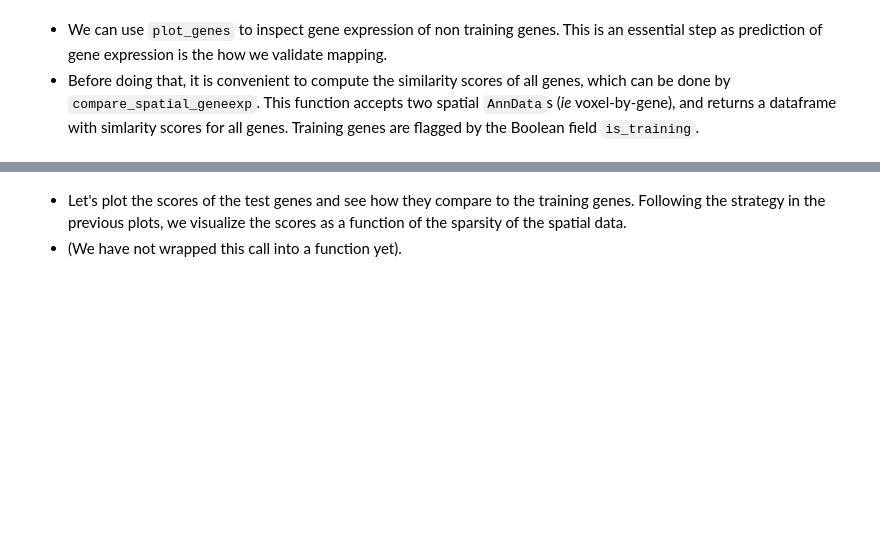
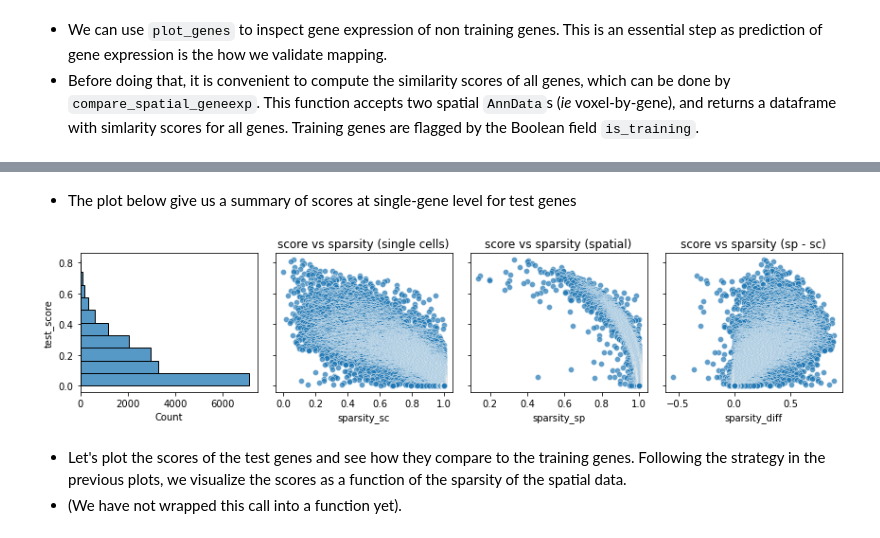
Before and after one commit to broadinstitute/Tangram, a Jupyter notebook: example/1_tutorial_tangram.ipynb, the cells around one changed output, grey strips where cells are left out. Saved outputs shown, nothing was run; the diff lists cells and outputs as text; code cells hidden in the pictures; blank space fills up the shorter version.

```diff
--- a/example/1_tutorial_tangram.ipynb
+++ b/example/1_tutorial_tangram.ipynb
@@ -368,3 +370,9 @@ INFO:root:18000 marker genes shared by AnnDatas.
+# %% [markdown]
+- The plot below give us a summary of scores at single-gene level for test genes
+# %%
+tg.plot_test_scores(df_all_genes)
+# %% [output]
+[figure, added]
 # %% [markdown]
 - Let's plot the scores of the test genes and see how they compare to the training genes. Following the strategy in the previous plots, we visualize the scores as a function of the sparsity of the spatial data.
 - (We have not wrapped this call into a function yet).
```
Also changed, not shown: parts of 19 cells of this notebook, 1 other file.
